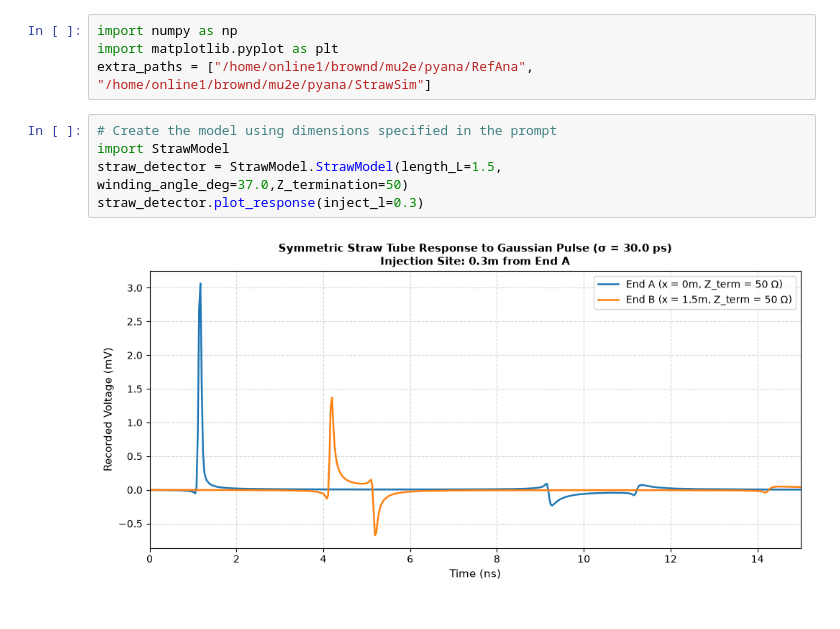
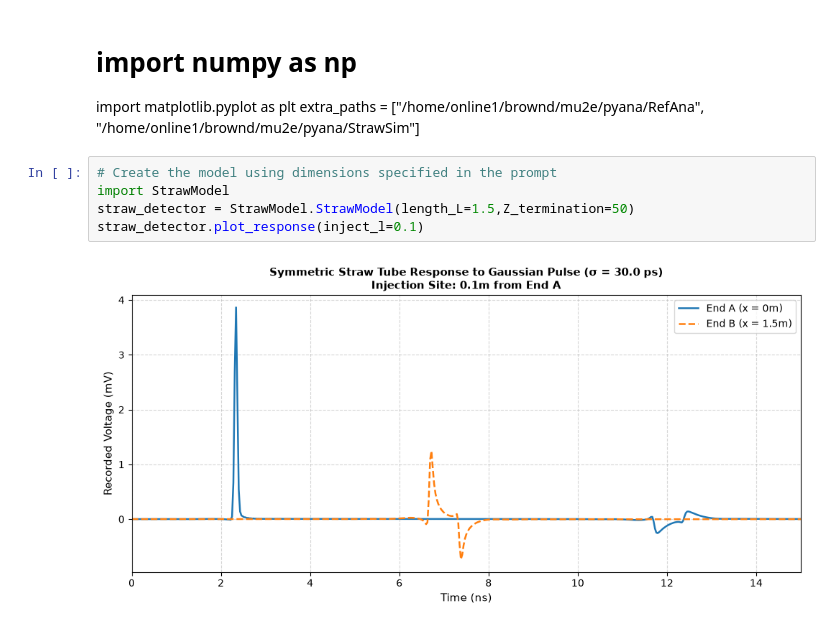
Before and after one commit to LBLmu2e/StrawSim, a Jupyter notebook: StrawModelTest.ipynb, the cells around one changed output. Saved outputs shown, nothing was run; the diff lists cells and outputs as text.

```diff
--- a/StrawModelTest.ipynb
+++ b/StrawModelTest.ipynb
@@ -1,12 +1,12 @@
-# %%
-import numpy as np
-import matplotlib.pyplot as plt
-extra_paths = ["/home/online1/brownd/mu2e/pyana/RefAna", "/home/online1/brownd/mu2e/pyana/StrawSim"]
+# %% [markdown]
+# import numpy as np
+import matplotlib.pyplot as plt
+extra_paths = ["/home/online1/brownd/mu2e/pyana/RefAna", "/home/online1/brownd/mu2e/pyana/StrawSim"]
 # %%
 # Create the model using dimensions specified in the prompt
 import StrawModel
-straw_detector = StrawModel.StrawModel(length_L=1.5, winding_angle_deg=37.0,Z_termination=50)
-straw_detector.plot_response(inject_l=0.3)
+straw_detector = StrawModel.StrawModel(length_L=1.5,Z_termination=50)
+straw_detector.plot_response(inject_l=0.1)
 # %% [output]
-[figure, old version]
+[figure, new version]
 # %%
```
Also changed, not shown: parts of 2 cells of this notebook, 1 other file.
